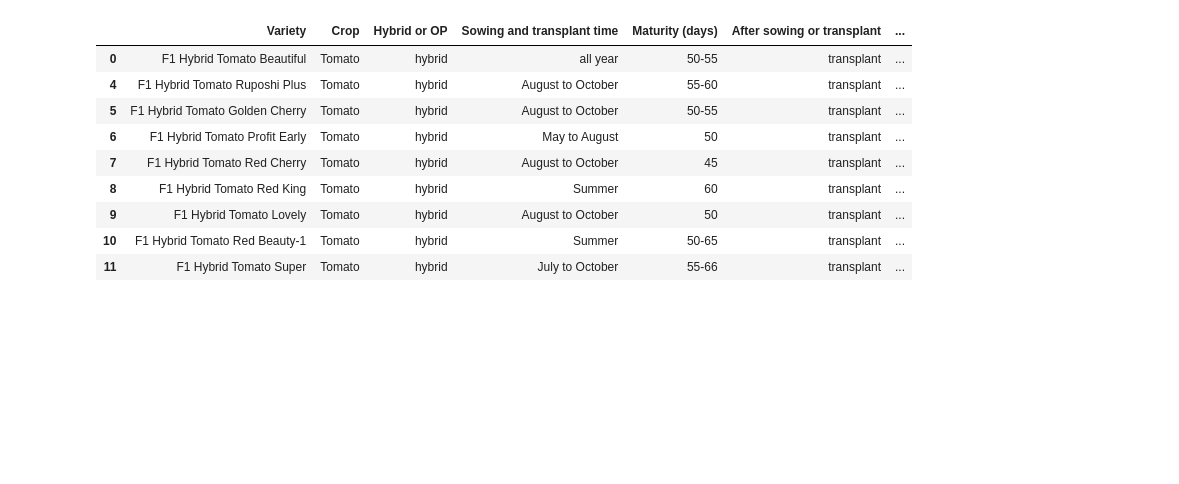
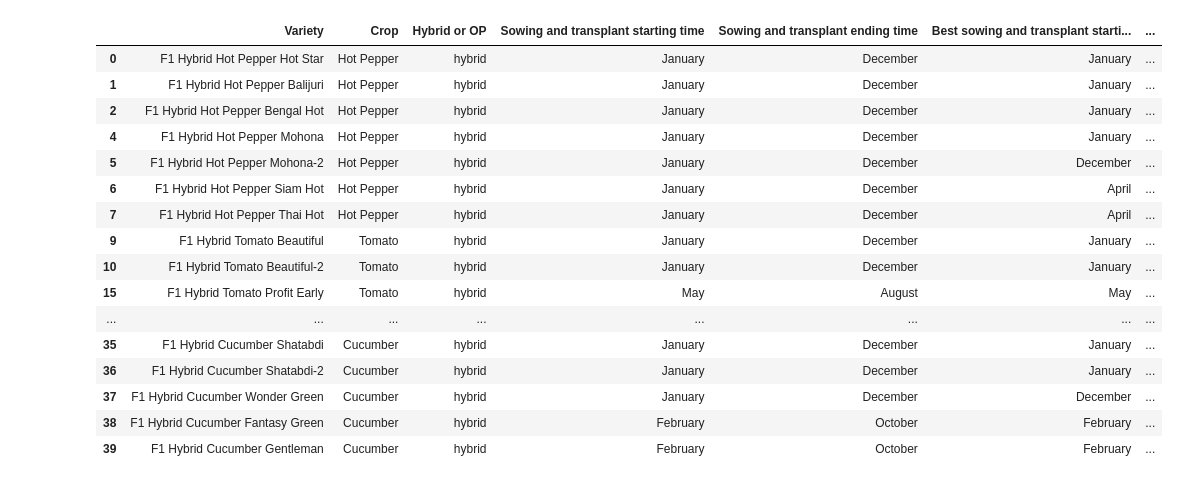
Before and after one commit to ninoyrahman/JSD, a Jupyter notebook: jsd.ipynb, the cells around one changed output. Drawn from its saved outputs; the diff is of its cells as text; code cells hidden in the pictures; blank space fills up the shorter version.

Commit message:
add functions that determine cultivation time, fruit size/weight to the database class

```diff
--- a/jsd.ipynb
+++ b/jsd.ipynb
@@ -116,16 +173,24 @@ db = database('data/Tomato.xlsx')
-# %%
-db.is_maturity_within(60)
-# %% [output]
-|  | Variety | Crop | Hybrid or OP | Sowing and transplant time | Maturity (days) | After sowing or transplant | ... |
-| 0 | F1 Hybrid Tomato Beautiful | Tomato | hybrid | all year | 50-55 | transplant | ... |
-| 4 | F1 Hybrid Tomato Ruposhi Plus | Tomato | hybrid | August to October | 55-60 | transplant | ... |
-| 5 | F1 Hybrid Tomato Golden Cherry | Tomato | hybrid | August to October | 50-55 | transplant | ... |
-| 6 | F1 Hybrid Tomato Profit Early | Tomato | hybrid | May to August | 50 | transplant | ... |
-| 7 | F1 Hybrid Tomato Red Cherry | Tomato | hybrid | August to October | 45 | transplant | ... |
-| 8 | F1 Hybrid Tomato Red King | Tomato | hybrid | Summer | 60 | transplant | ... |
-| 9 | F1 Hybrid Tomato Lovely | Tomato | hybrid | August to October | 50 | transplant | ... |
-| 10 | F1 Hybrid Tomato Red Beauty-1 | Tomato | hybrid | Summer | 50-65 | transplant | ... |
-| 11 | F1 Hybrid Tomato Super | Tomato | hybrid | July to October | 55-66 | transplant | ... |
+# %%
+db.is_cultivation_time('July')
+# db.is_crop('Tomato')
+# %% [output]
+|  | Variety | Crop | Hybrid or OP | Sowing and transplant starting time | Sowing and transplant ending time | Best sowing and transplant starti... | ... |
+| 0 | F1 Hybrid Hot Pepper Hot Star | Hot Pepper | hybrid | January | December | January | ... |
+| 1 | F1 Hybrid Hot Pepper Balijuri | Hot Pepper | hybrid | January | December | January | ... |
+| 2 | F1 Hybrid Hot Pepper Bengal Hot | Hot Pepper | hybrid | January | December | January | ... |
+| 4 | F1 Hybrid Hot Pepper Mohona | Hot Pepper | hybrid | January | December | January | ... |
+| 5 | F1 Hybrid Hot Pepper Mohona-2 | Hot Pepper | hybrid | January | December | December | ... |
+| 6 | F1 Hybrid Hot Pepper Siam Hot | Hot Pepper | hybrid | January | December | April | ... |
+| 7 | F1 Hybrid Hot Pepper Thai Hot | Hot Pepper | hybrid | January | December | April | ... |
+| 9 | F1 Hybrid Tomato Beautiful | Tomato | hybrid | January | December | January | ... |
+| 10 | F1 Hybrid Tomato Beautiful-2 | Tomato | hybrid | January | December | January | ... |
+| 15 | F1 Hybrid Tomato Profit Early | Tomato | hybrid | May | August | May | ... |
+| ... | ... | ... | ... | ... | ... | ... | ... |
+| 35 | F1 Hybrid Cucumber Shatabdi | Cucumber | hybrid | January | December | January | ... |
+| 36 | F1 Hybrid Cucumber Shatabdi-2 | Cucumber | hybrid | January | December | January | ... |
+| 37 | F1 Hybrid Cucumber Wonder Green | Cucumber | hybrid | January | December | December | ... |
+| 38 | F1 Hybrid Cucumber Fantasy Green | Cucumber | hybrid | February | October | February | ... |
+| 39 | F1 Hybrid Cucumber Gentleman | Cucumber | hybrid | February | October | February | ... |
 # %%
 db.dataframe
 # %% [output]
```
Also changed, not shown: parts of 4 cells of this notebook.
